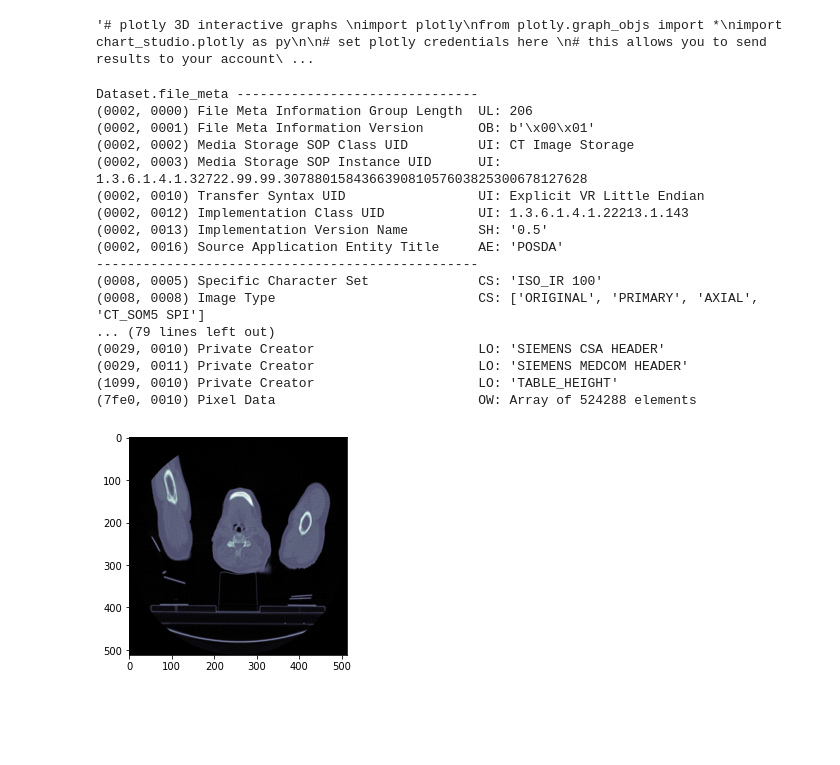
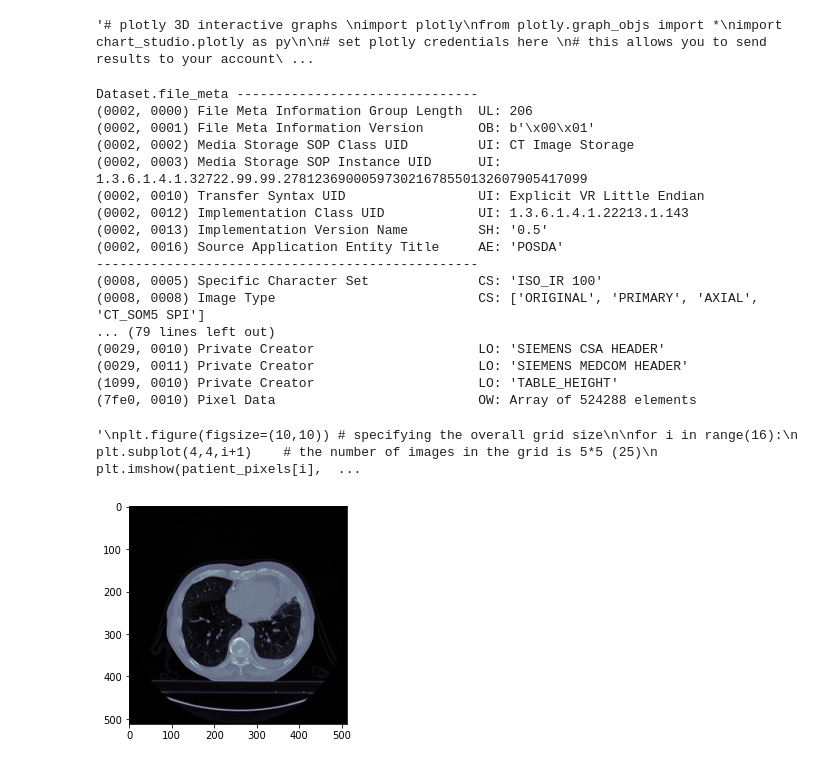
Before and after one commit to PHastings37/Mphys-proj, a Jupyter notebook: Visualizing_and_Analyzing_DICOM_Images_in_Python.ipynb, the cells around one changed output. Saved outputs shown, nothing was run; the diff lists cells and outputs as text; code cells hidden in the pictures; blank space fills up the shorter version.

```diff
--- a/Visualizing_and_Analyzing_DICOM_Images_in_Python.ipynb
+++ b/Visualizing_and_Analyzing_DICOM_Images_in_Python.ipynb
@@ -171,38 +171,39 @@ patient_dicom = load_scan(path)
 patient_pixels = get_pixels_hu(patient_dicom)
 
 #sanity check
-plt.imshow(patient_pixels[0], cmap=plt.cm.bone) #prints the first scan ith scan in the array
+plt.imshow(patient_pixels[80], cmap=plt.cm.bone) #prints the first scan ith scan in the array
 
 
-print(patient_dicom[0]) #prints the DICOM for the first image
+print(patient_dicom[80]) #prints the DICOM for the first image
 
 # The code below prints more than on of the CTs but I'm currently having issues
 # with formatting all 134 of the scans of the first patient
 """
 plt.figure(figsize=(10,10)) # specifying the overall grid size
 
 for i in range(16):
     plt.subplot(4,4,i+1)    # the number of images in the grid is 5*5 (25)
     plt.imshow(patient_pixels[i], cmap=plt.cm.bone)
 
 plt.show()
 """
 # %% [output]
 Dataset.file_meta -------------------------------
 (0002, 0000) File Meta Information Group Length  UL: 206
 (0002, 0001) File Meta Information Version       OB: b'\x00\x01'
 (0002, 0002) Media Storage SOP Class UID         UI: CT Image Storage
-(0002, 0003) Media Storage SOP Instance UID      UI: 1.3.6.1.4.1.32722.99.99.307880158436639081057603825300678127628
+(0002, 0003) Media Storage SOP Instance UID      UI: 1.3.6.1.4.1.32722.99.99.278123690005973021678550132607905417099
 (0002, 0010) Transfer Syntax UID                 UI: Explicit VR Little Endian
 (0002, 0012) Implementation Class UID            UI: 1.3.6.1.4.1.22213.1.143
 (0002, 0013) Implementation Version Name         SH: '0.5'
 (0002, 0016) Source Application Entity Title     AE: 'POSDA'
 -------------------------------------------------
 (0008, 0005) Specific Character Set              CS: 'ISO_IR 100'
 (0008, 0008) Image Type                          CS: ['ORIGINAL', 'PRIMARY', 'AXIAL', 'CT_SOM5 SPI']
 ... (79 lines left out)
 (0029, 0010) Private Creator                     LO: 'SIEMENS CSA HEADER'
 (0029, 0011) Private Creator                     LO: 'SIEMENS MEDCOM HEADER'
 (1099, 0010) Private Creator                     LO: 'TABLE_HEIGHT'
 (7fe0, 0010) Pixel Data                          OW: Array of 524288 elements
+'\nplt.figure(figsize=(10,10)) # specifying the overall grid size\n\nfor i in range(16):\n    plt.subplot(4,4,i+1)    # the number of images in the grid is 5*5 (25)\n    plt.imshow(patient_pixels[i],  ...
-[figure, old version]
+[figure, new version]
```
Also changed, not shown: parts of 4 cells of this notebook.
